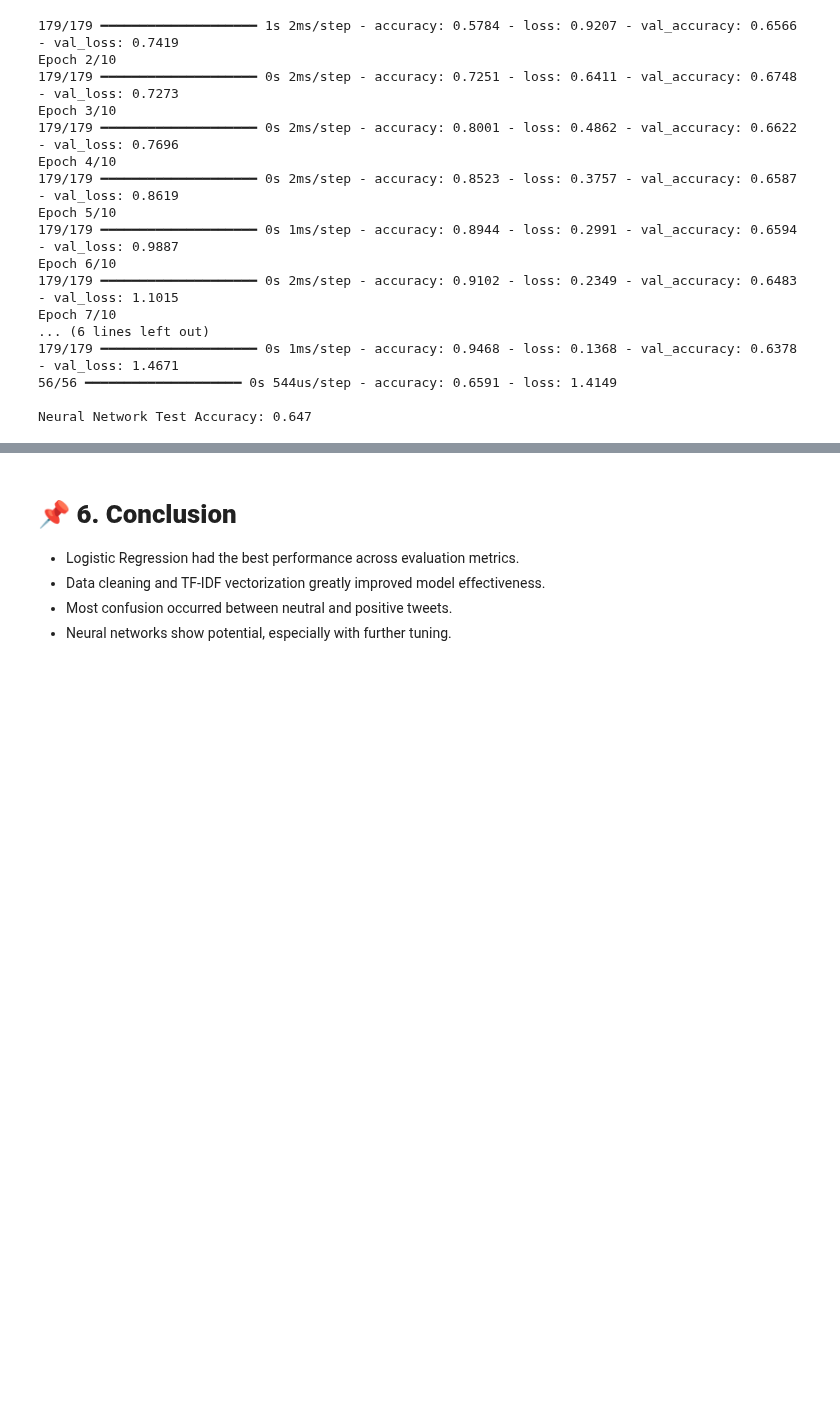
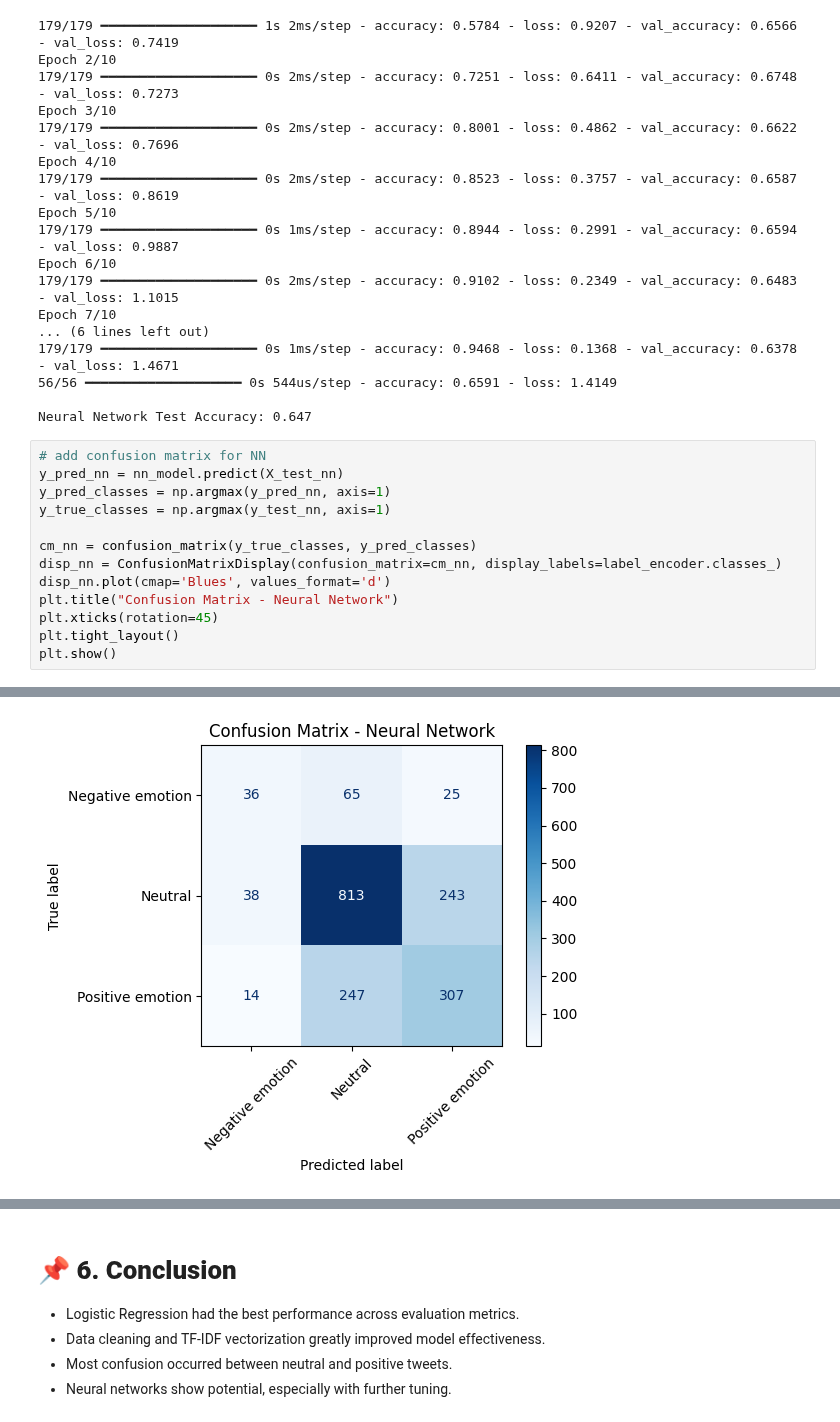
Before and after one commit to Owiti-Charles/Phase-4-Group-6, a Jupyter notebook: notebook.ipynb, the cells around one changed output, grey strips where cells are left out. Cells and saved outputs as stored; diff of their text form; blank space fills up the shorter version.

```diff
--- a/notebook.ipynb
+++ b/notebook.ipynb
@@ -518,3 +518,17 @@ Epoch 7/10
 56/56 ━━━━━━━━━━━━━━━━━━━━ 0s 544us/step - accuracy: 0.6591 - loss: 1.4149
 
 Neural Network Test Accuracy: 0.647
+# %%
+# add confusion matrix for NN
+y_pred_nn = nn_model.predict(X_test_nn)
+y_pred_classes = np.argmax(y_pred_nn, axis=1)
+y_true_classes = np.argmax(y_test_nn, axis=1)
+
+cm_nn = confusion_matrix(y_true_classes, y_pred_classes)
+disp_nn = ConfusionMatrixDisplay(confusion_matrix=cm_nn, display_labels=label_encoder.classes_)
+disp_nn.plot(cmap='Blues', values_format='d')
+plt.title("Confusion Matrix - Neural Network")
+plt.xticks(rotation=45)
+plt.tight_layout()
+plt.show()
+# %% [output]
@@ -520,0 +536 @@ Neural Network Test Accuracy: 0.647
+[figure, added]
```
Also changed, not shown: parts of 3 cells of this notebook.
